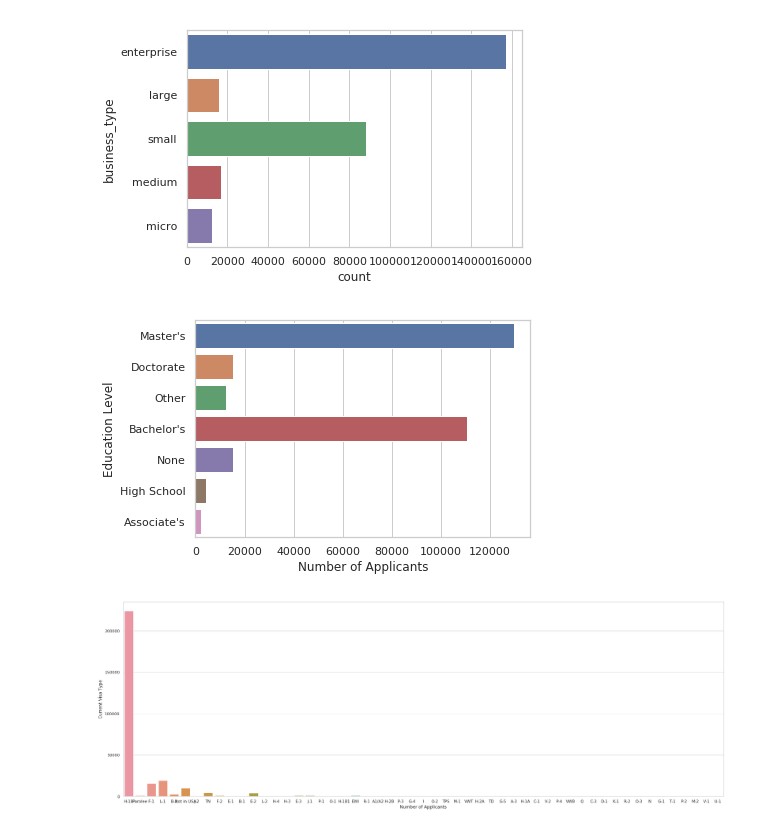
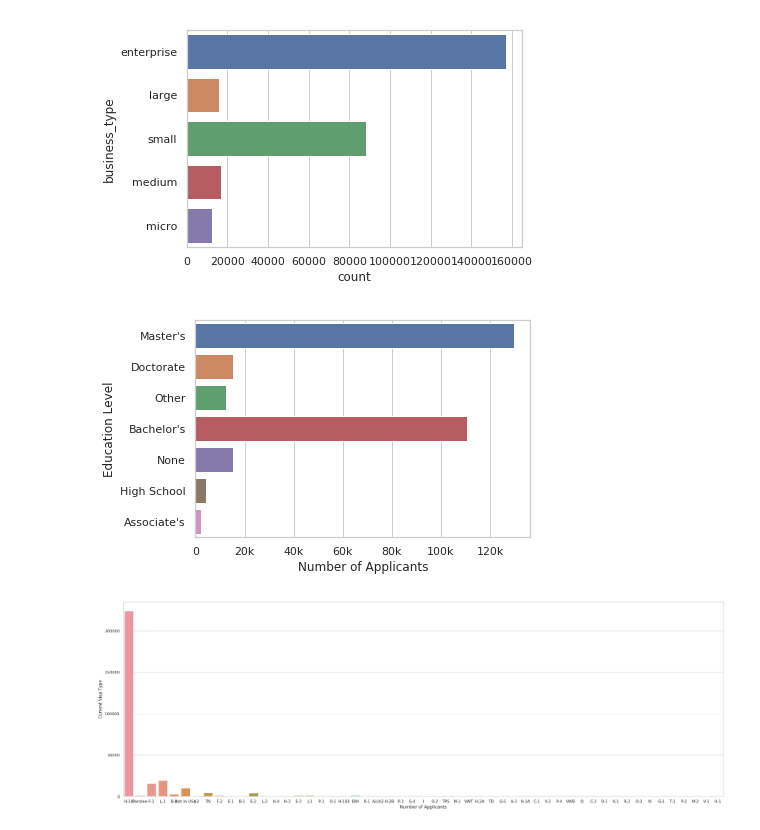
Before and after one commit to lkahre/insight_app, a Jupyter notebook: model_tests.ipynb, the cells around one changed output. Saved outputs shown, nothing was run; the diff lists cells and outputs as text; code cells hidden in the pictures.

```diff
--- a/model_tests.ipynb
+++ b/model_tests.ipynb
@@ -195,10 +195,11 @@ plt.show()
 # %%
 #Education Level Histogram
 ax = sns.countplot(y='foreign_worker_info_education', data=visa_apps_all)
 ax.set(xlabel='Number of Applicants', ylabel='Education Level')
+ax.set(xticklabels=['0', '20k', '40k', '60k', '80k', '100k', '120k'])
 plt.show()
 # %% [output]
-[figure, old version]
+[figure, new version]
 # %%
 #Current Visa Status Histogram
 plt.figure(figsize=(30, 10))
```
Also changed, not shown: parts of 2 cells of this notebook, 1 other file.
